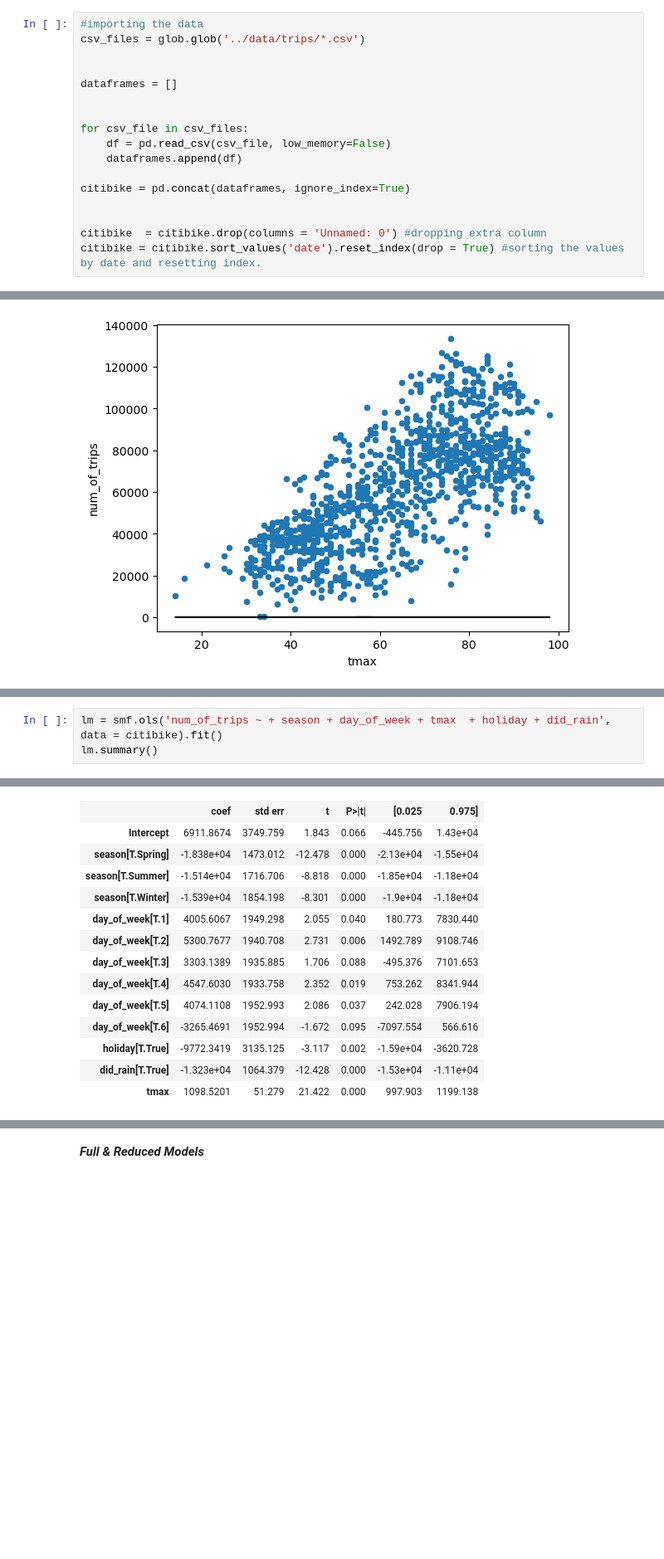
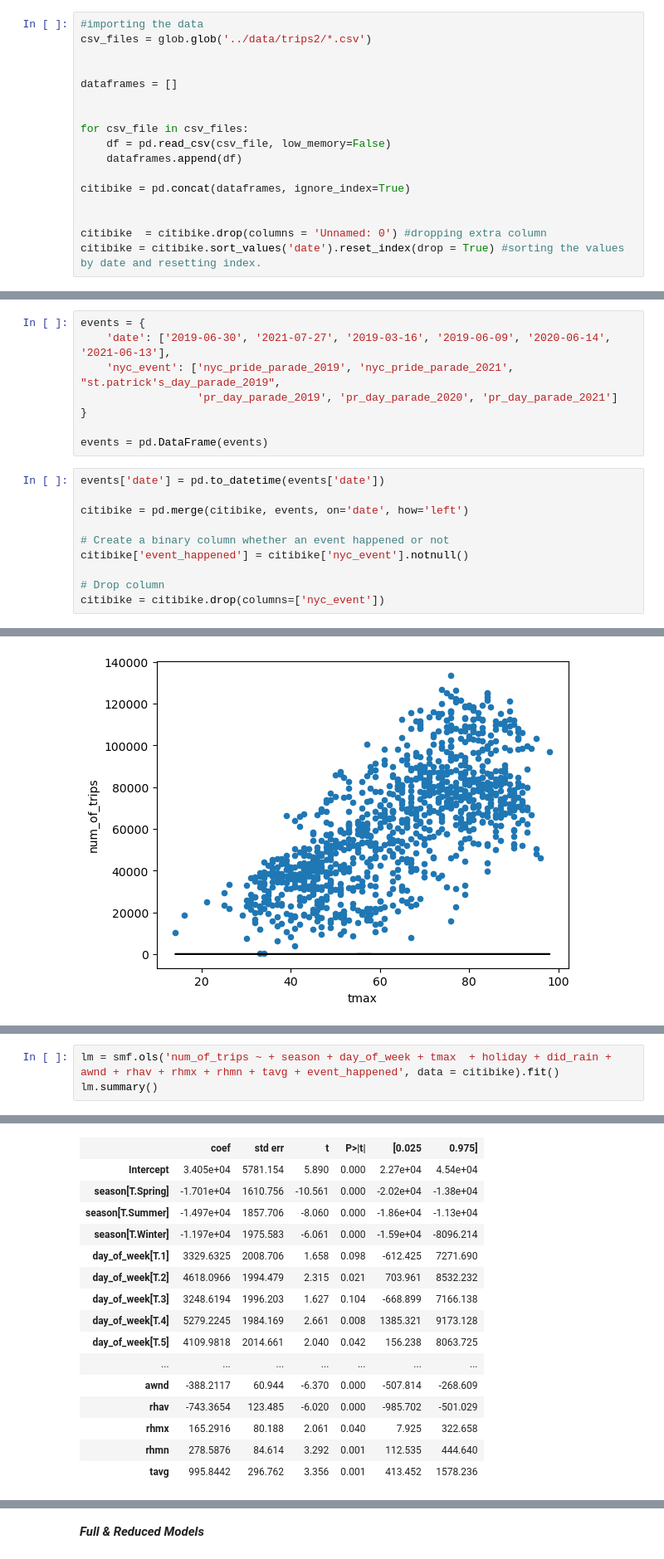
Before and after one commit to KagonDeans/citibikes, a Jupyter notebook: notebook/citibike_3.ipynb, the cells around one changed output, grey strips where cells are left out. Shown at 83% size. Drawn from its saved outputs; the diff is of its cells as text; blank space fills up the shorter version.

```diff
--- a/notebook/citibike_3.ipynb
+++ b/notebook/citibike_3.ipynb
@@ -15,7 +15,7 @@ from sklearn.model_selection import train_test_split
 from sklearn.metrics import mean_squared_error
 # %%
 #importing the data
-csv_files = glob.glob('../data/trips/*.csv')
+csv_files = glob.glob('../data/trips2/*.csv')
 
 
 dataframes = []
@@ -55,3 +71,21 @@ citibike['season'] = citibike['date'].apply(get_season)
+# %%
+events = {
+    'date': ['2019-06-30', '2021-07-27', '2019-03-16', '2019-06-09', '2020-06-14', '2021-06-13'],
+    'nyc_event': ['nyc_pride_parade_2019', 'nyc_pride_parade_2021', "st.patrick's_day_parade_2019",
+                  'pr_day_parade_2019', 'pr_day_parade_2020', 'pr_day_parade_2021']
+}
+
+events = pd.DataFrame(events)
+# %%
+events['date'] = pd.to_datetime(events['date'])
+
+citibike = pd.merge(citibike, events, on='date', how='left')
+
+# Create a binary column whether an event happened or not
+citibike['event_happened'] = citibike['nyc_event'].notnull()
+
+# Drop column
+citibike = citibike.drop(columns=['nyc_event'])
 # %%
 #checking the total amount of trips by day of week.
 citibike.groupby('day_of_week')['num_of_trips'].sum().sort_values(ascending = False)
@@ -273,7 +307,7 @@ Notes:
 [2] The condition number is large, 7.88e+04. This might indicate that there are
 strong multicollinearity or other numerical problems.
 # %%
-lm = smf.ols('num_of_trips ~ + season + day_of_week + tmax  + holiday + did_rain', data = citibike).fit()
+lm = smf.ols('num_of_trips ~ + season + day_of_week + tmax  + holiday + did_rain + awnd + rhav + rhmx + rhmn + tavg + event_happened', data = citibike).fit()
 lm.summary()
 # %% [output]
 OLS Regression Results
@@ -288,15 +322,17 @@ OLS Regression Results
 | Covariance Type: | nonrobust |  |  |
 |  | coef | std err | t | P>|t| | [0.025 | 0.975] |
-| Intercept | 6911.8674 | 3749.759 | 1.843 | 0.066 | -445.756 | 1.43e+04 |
-| season[T.Spring] | -1.838e+04 | 1473.012 | -12.478 | 0.000 | -2.13e+04 | -1.55e+04 |
-| season[T.Summer] | -1.514e+04 | 1716.706 | -8.818 | 0.000 | -1.85e+04 | -1.18e+04 |
-| season[T.Winter] | -1.539e+04 | 1854.198 | -8.301 | 0.000 | -1.9e+04 | -1.18e+04 |
-| day_of_week[T.1] | 4005.6067 | 1949.298 | 2.055 | 0.040 | 180.773 | 7830.440 |
-| day_of_week[T.2] | 5300.7677 | 1940.708 | 2.731 | 0.006 | 1492.789 | 9108.746 |
-| day_of_week[T.3] | 3303.1389 | 1935.885 | 1.706 | 0.088 | -495.376 | 7101.653 |
-| day_of_week[T.4] | 4547.6030 | 1933.758 | 2.352 | 0.019 | 753.262 | 8341.944 |
-| day_of_week[T.5] | 4074.1108 | 1952.993 | 2.086 | 0.037 | 242.028 | 7906.194 |
-| day_of_week[T.6] | -3265.4691 | 1952.994 | -1.672 | 0.095 | -7097.554 | 566.616 |
-| holiday[T.True] | -9772.3419 | 3135.125 | -3.117 | 0.002 | -1.59e+04 | -3620.728 |
-| did_rain[T.True] | -1.323e+04 | 1064.379 | -12.428 | 0.000 | -1.53e+04 | -1.11e+04 |
-| tmax | 1098.5201 | 51.279 | 21.422 | 0.000 | 997.903 | 1199.138 |
+| Intercept | 3.405e+04 | 5781.154 | 5.890 | 0.000 | 2.27e+04 | 4.54e+04 |
+| season[T.Spring] | -1.701e+04 | 1610.756 | -10.561 | 0.000 | -2.02e+04 | -1.38e+04 |
+| season[T.Summer] | -1.497e+04 | 1857.706 | -8.060 | 0.000 | -1.86e+04 | -1.13e+04 |
+| season[T.Winter] | -1.197e+04 | 1975.583 | -6.061 | 0.000 | -1.59e+04 | -8096.214 |
+| day_of_week[T.1] | 3329.6325 | 2008.706 | 1.658 | 0.098 | -612.425 | 7271.690 |
+| day_of_week[T.2] | 4618.0966 | 1994.479 | 2.315 | 0.021 | 703.961 | 8532.232 |
+| day_of_week[T.3] | 3248.6194 | 1996.203 | 1.627 | 0.104 | -668.899 | 7166.138 |
+| day_of_week[T.4] | 5279.2245 | 1984.169 | 2.661 | 0.008 | 1385.321 | 9173.128 |
+| day_of_week[T.5] | 4109.9818 | 2014.661 | 2.040 | 0.042 | 156.238 | 8063.725 |
+| ... | ... | ... | ... | ... | ... | ... |
+| awnd | -388.2117 | 60.944 | -6.370 | 0.000 | -507.814 | -268.609 |
+| rhav | -743.3654 | 123.485 | -6.020 | 0.000 | -985.702 | -501.029 |
+| rhmx | 165.2916 | 80.188 | 2.061 | 0.040 | 7.925 | 322.658 |
+| rhmn | 278.5876 | 84.614 | 3.292 | 0.001 | 112.535 | 444.640 |
+| tavg | 995.8442 | 296.762 | 3.356 | 0.001 | 413.452 | 1578.236 |
```
Also changed, not shown: parts of 27 cells of this notebook.
